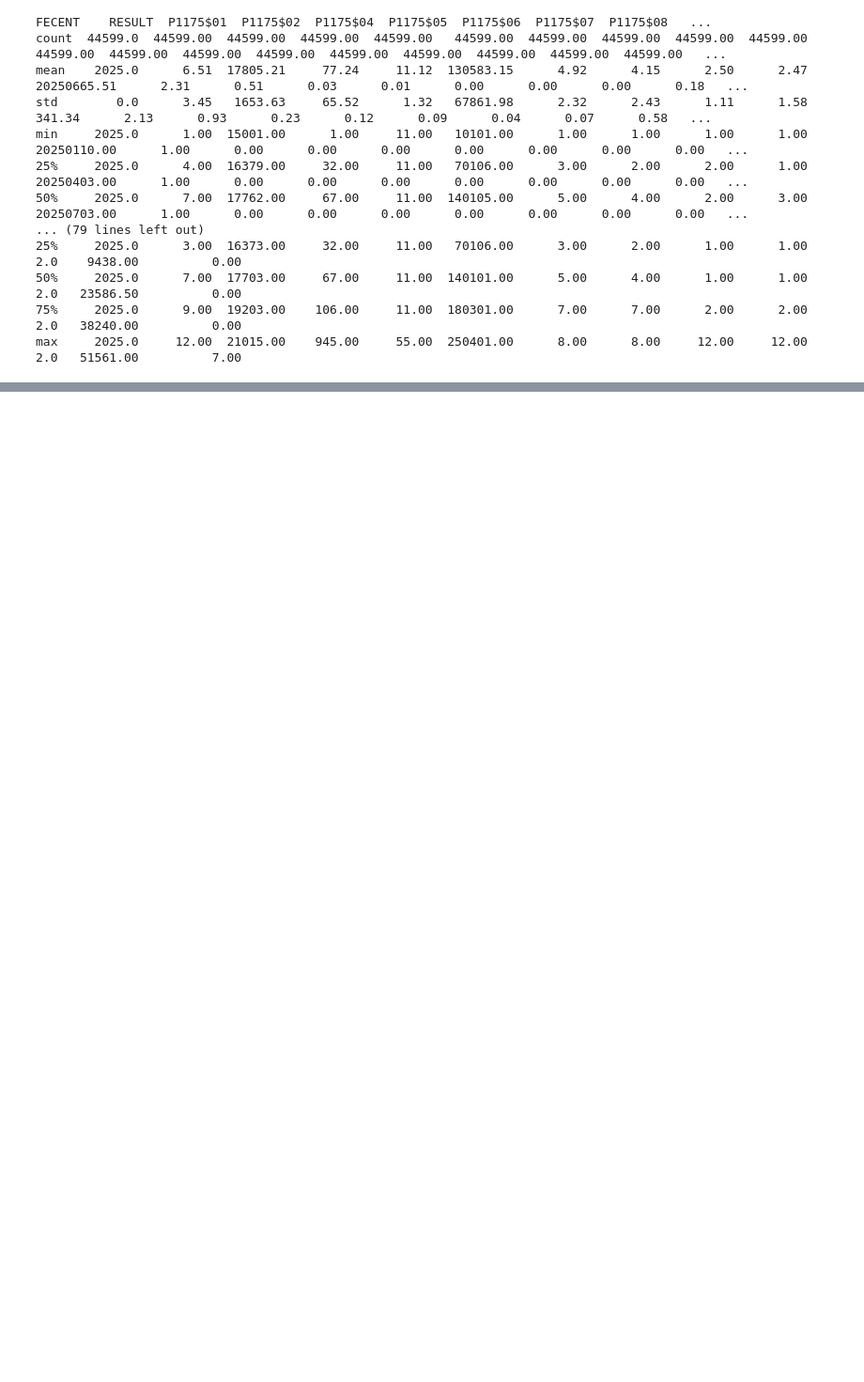
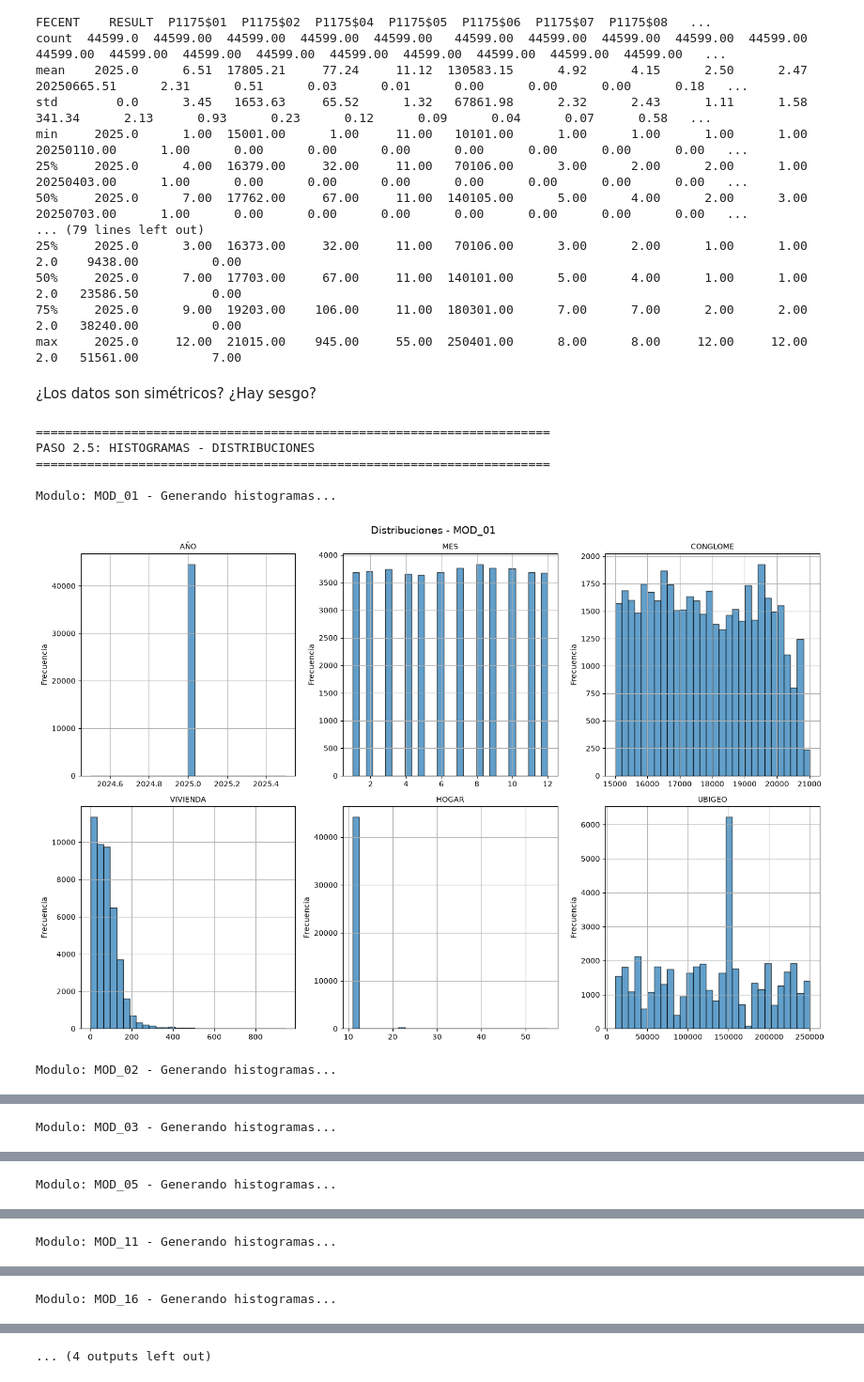
Before and after one commit to DianAnto2103/AnalisisENAHO2025, a Jupyter notebook: notebooks/01_carga_y_limpieza.ipynb, the cells around one changed output, grey strips where cells are left out. Shown at 94% size. Saved outputs shown, nothing was run; the diff lists cells and outputs as text; code cells hidden in the pictures; blank space fills up the shorter version.

Commit message:
dibujando histogramas para verificar si los datos son asimetricos

```diff
--- a/notebooks/01_carga_y_limpieza.ipynb
+++ b/notebooks/01_carga_y_limpieza.ipynb
@@ -353,3 +353,45 @@ min     2025.0      1.00  15001.00      1.00     11.00   10101.00      1.00
 50%     2025.0      7.00  17703.00     67.00     11.00  140101.00      5.00      4.00      1.00      1.00        2.0   23586.50          0.00
 75%     2025.0      9.00  19203.00    106.00     11.00  180301.00      7.00      7.00      2.00      2.00        2.0   38240.00          0.00
 max     2025.0     12.00  21015.00    945.00     55.00  250401.00      8.00      8.00     12.00     12.00        2.0   51561.00          7.00
+# %% [markdown]
+¿Los datos son simétricos? ¿Hay sesgo?
+# %%
+print("\n" + "="*70)
+print("HISTOGRAMAS - DISTRIBUCIONES")
+print("="*70)
+
+for nombre, df in modulos.items():
+    df_num = df.select_dtypes(include=['float64', 'int64'])
+
+    if len(df_num.columns) >= 4:
+        print(f"\nModulo: {nombre.upper()} - Generando histogramas...")
+
+        # Graficar primeras 6 variables numericas
+        n_graficos = min(6, len(df_num.columns))
+        fig, axes = plt.subplots(2, 3, figsize=(15, 10))
+        axes = axes.flatten()
+
+        for i in range(n_graficos):
+            col = df_num.columns[i]
+            df_num[col].hist(ax=axes[i], bins=30, edgecolor='black', alpha=0.7)
+            axes[i].set_title(f'{col[:35]}', fontsize=10)
+            axes[i].set_xlabel('')
+            axes[i].set_ylabel('Frecuencia')
+
+        # Ocultar graficos vacios
+        for i in range(n_graficos, 6):
+            axes[i].set_visible(False)
+
+        plt.suptitle(f'Distribuciones - {nombre.upper()}', fontsize=14)
+        plt.tight_layout()
+        plt.show()
+    else:
+        print(f"\nModulo: {nombre.upper()} - Pocas variables numericas ({len(df_num.columns)}), no se generan histogramas")
+# %% [output]
+======================================================================
+PASO 2.5: HISTOGRAMAS - DISTRIBUCIONES
+======================================================================
+
+Modulo: MOD_01 - Generando histogramas...
+[figure, added]
+Modulo: MOD_02 - Generando histogramas...
@@ -355,0 +399 @@ max     2025.0     12.00  21015.00    945.00     55.00  250401.00      8.00
+Modulo: MOD_03 - Generando histogramas...
@@ -355,0 +401 @@ max     2025.0     12.00  21015.00    945.00     55.00  250401.00      8.00
+Modulo: MOD_05 - Generando histogramas...
@@ -355,0 +403 @@ max     2025.0     12.00  21015.00    945.00     55.00  250401.00      8.00
+Modulo: MOD_11 - Generando histogramas...
@@ -355,0 +405 @@ max     2025.0     12.00  21015.00    945.00     55.00  250401.00      8.00
+Modulo: MOD_16 - Generando histogramas...
@@ -355,0 +407 @@ max     2025.0     12.00  21015.00    945.00     55.00  250401.00      8.00
+... (4 outputs left out)
```
Also changed, not shown: parts of 2 cells of this notebook.
